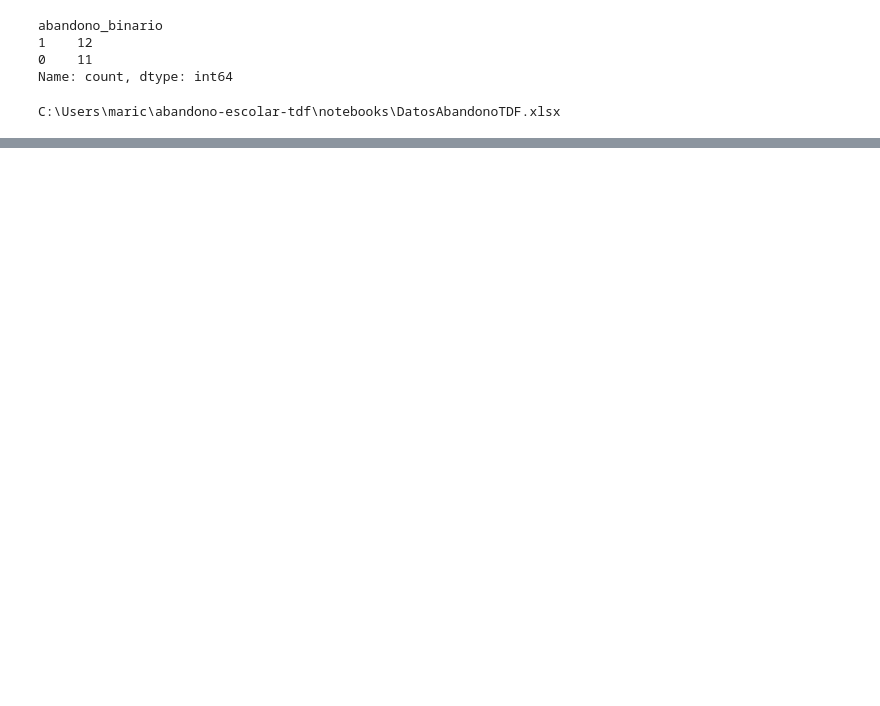
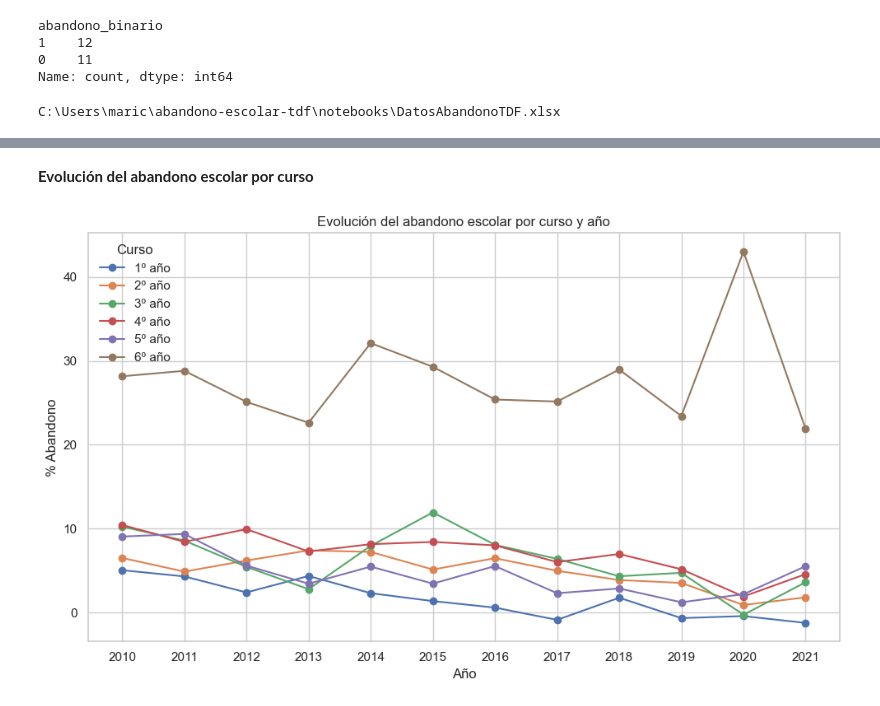
Before and after one commit to maricelrausch/Abandono-escolar-TDF, a Jupyter notebook: notebooks/AbandonoEscolaar.ipynb, the cells around one changed output, grey strips where cells are left out. Saved outputs shown, nothing was run; the diff lists cells and outputs as text; code cells hidden in the pictures; blank space fills up the shorter version.

```diff
--- a/notebooks/AbandonoEscolaar.ipynb
+++ b/notebooks/AbandonoEscolaar.ipynb
@@ -3,4 +32,23 @@
 # %%
 import pandas as pd
 import numpy as np
+import matplotlib.pyplot as plt
+import seaborn as sns
+from sklearn.model_selection import train_test_split
+from sklearn.linear_model import LinearRegression
+from sklearn.ensemble import RandomForestRegressor
+from sklearn.metrics import r2_score, mean_absolute_error, mean_squared_error
+from sklearn.impute import SimpleImputer
+from sklearn.impute import SimpleImputer
+from sklearn.linear_model import LogisticRegression
+from sklearn.tree import DecisionTreeClassifier
+from sklearn.ensemble import RandomForestClassifier
+from sklearn.metrics import accuracy_score, precision_score, recall_score, f1_score, ConfusionMatrixDisplay
+from sklearn.model_selection import cross_val_score
+from sklearn.tree import DecisionTreeRegressor
+from matplotlib.colors import Normalize
+import matplotlib.cm as cm
+
+
+sns.set(style="whitegrid")
 # %% [markdown]
@@ -1207,0 +1328,34 @@ C:\Users\maric\abandono-escolar-tdf\notebooks\DatosAbandonoTDF.xlsx
+# %% [markdown]
+**Evolución del abandono escolar por curso**
+# %%
+# Filtrar las columnas de abandono por curso
+abandono_cols = [col for col in df_merged.columns if col.startswith("aband_") and "total" not in col.lower()]
+
+# Crear un dataframe con año + columnas de abandono
+abandono_por_anio = df_merged[["año"] + abandono_cols].copy()
+
+# Reorganizar en formato largo (long format) para graficar fácilmente
+df_cursos = abandono_por_anio.melt(
+    id_vars="año",
+    var_name="curso",
+    value_name="abandono"
+)
+
+# Limpiar nombres de cursos (por ejemplo: "aband_1°" → "1º")
+df_cursos["curso"] = df_cursos["curso"].str.replace("aband_", "").str.replace("°", "º")
+
+# Graficar evolución del abandono por curso
+plt.figure(figsize=(10,6))
+for curso in sorted(df_cursos["curso"].unique()):
+        datos = df_cursos[df_cursos["curso"] == curso]
+        plt.plot(datos["año"], datos["abandono"], marker="o", label=f"{curso} año")
+
+plt.title("Evolución del abandono escolar por curso y año")
+plt.xlabel("Año")
+plt.ylabel("% Abandono")
+plt.legend(title="Curso")
+plt.grid(True)
+plt.tight_layout()
+plt.show()
+# %% [output]
+[figure, added]
```
Also changed, not shown: parts of 86 cells of this notebook, 6 other files.
